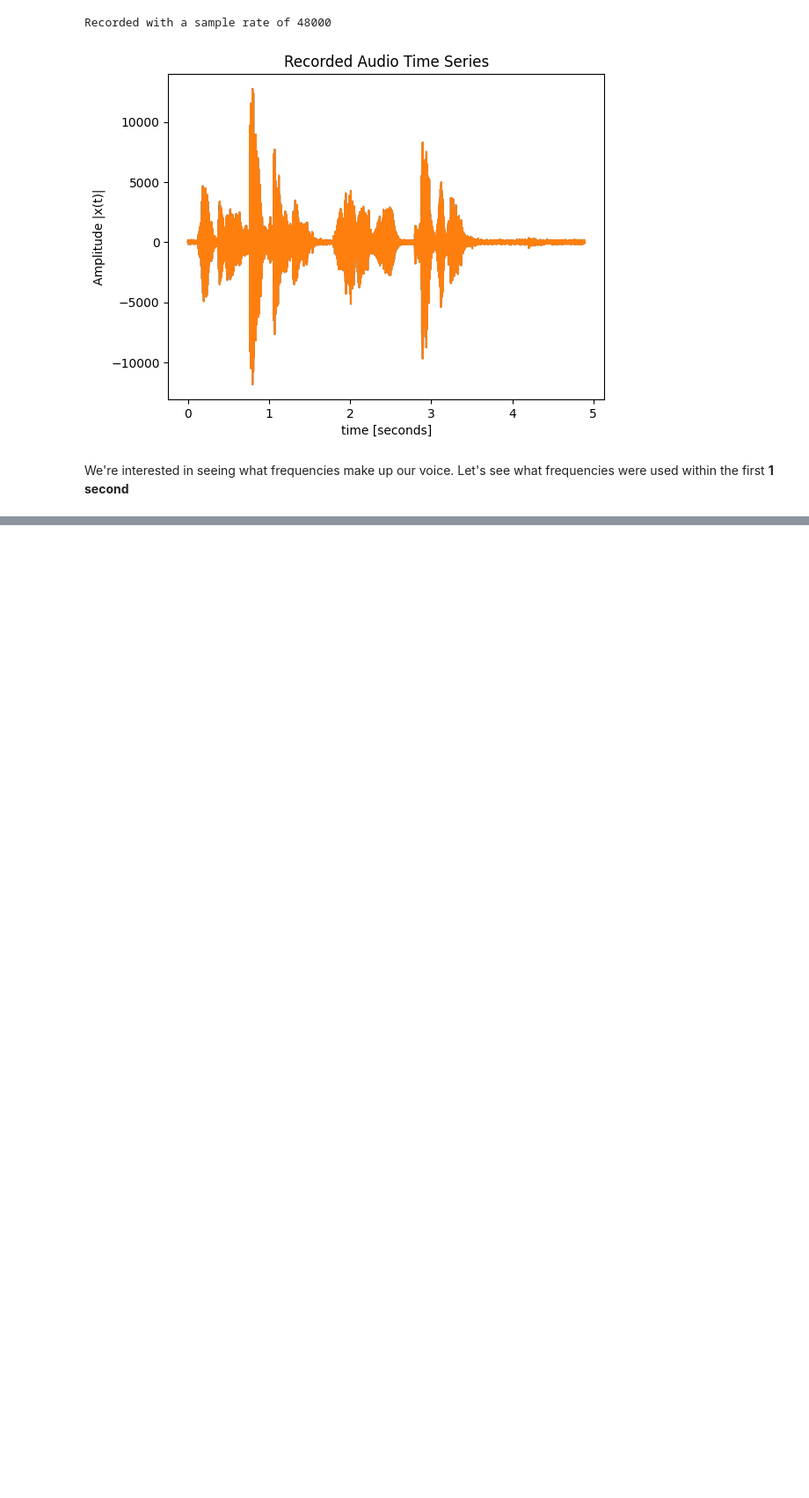
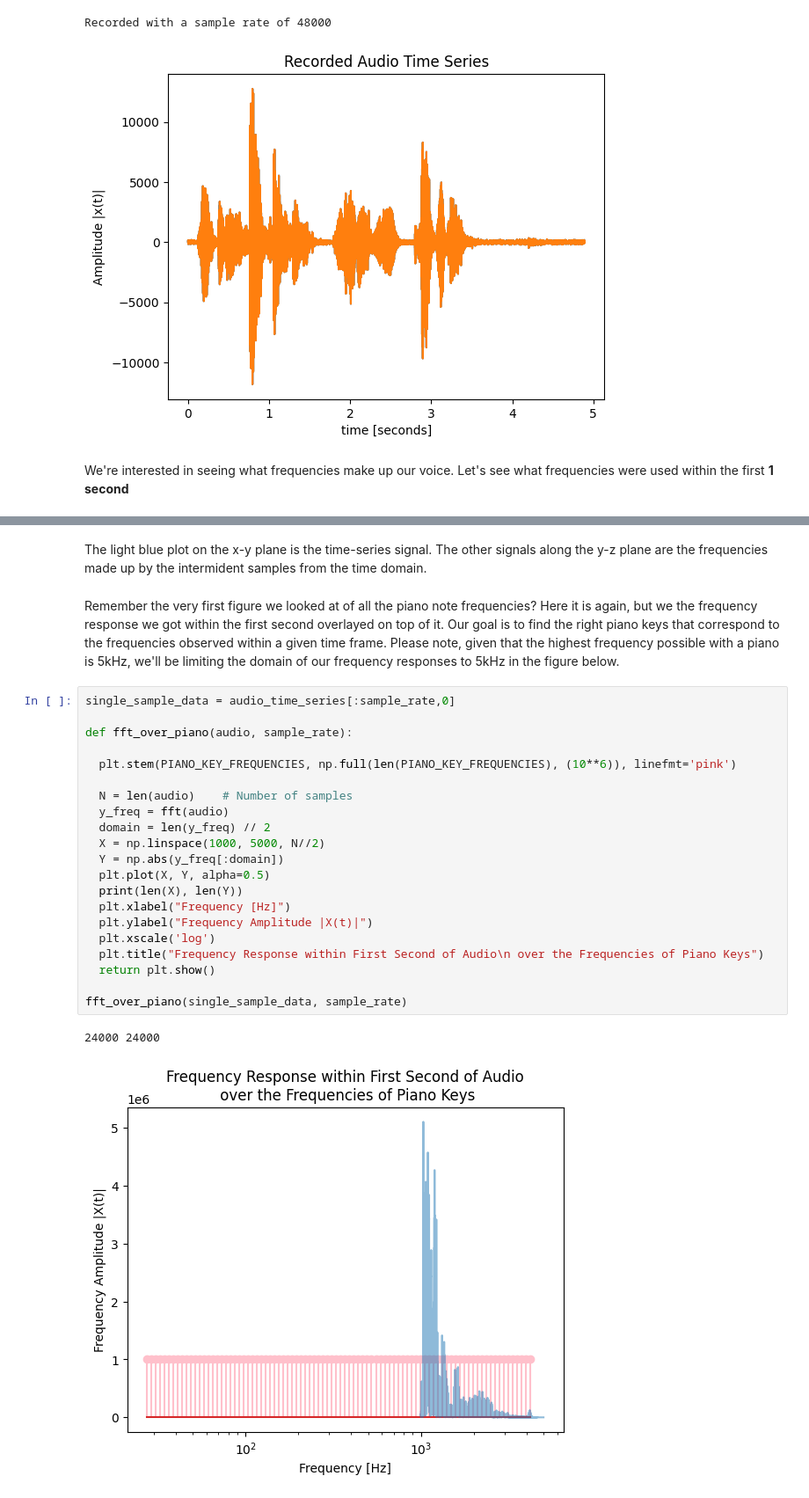
Before and after one commit to ECE-Capstone-2022/signal-processing, a Jupyter notebook: main.ipynb, the cells around one changed output, grey strips where cells are left out. Shown at 88% size. Cells and saved outputs as stored; diff of their text form; blank space fills up the shorter version.

```diff
--- a/main.ipynb
+++ b/main.ipynb
@@ -95,0 +168,35 @@ Let's see this on a spectogram.
+# %% [markdown]
+The light blue plot on the x-y plane is the time-series signal. The other
+signals along the y-z plane are the frequencies made up by the intermident
+samples from the time domain.
+# %% [markdown]
+Remember the very first figure we looked at of all the piano note frequencies?
+Here it is again, but we the frequency response we got within the first second
+overlayed on top of it. Our goal is to find the right piano keys that correspond
+to the frequencies observed within a given time frame. Please note, given that
+the highest frequency possible with a piano is 5kHz, we'll be limiting the domain
+of our frequency responses to 5kHz in the figure below.
+# %%
+single_sample_data = audio_time_series[:sample_rate,0]
+
+def fft_over_piano(audio, sample_rate):
+
+  plt.stem(PIANO_KEY_FREQUENCIES, np.full(len(PIANO_KEY_FREQUENCIES), (10**6)), linefmt='pink')
+
+  N = len(audio)    # Number of samples
+  y_freq = fft(audio)
+  domain = len(y_freq) // 2
+  X = np.linspace(1000, 5000, N//2)
+  Y = np.abs(y_freq[:domain])
+  plt.plot(X, Y, alpha=0.5)
+  print(len(X), len(Y))
+  plt.xlabel("Frequency [Hz]")
+  plt.ylabel("Frequency Amplitude |X(t)|")
+  plt.xscale('log')
+  plt.title("Frequency Response within First Second of Audio\n over the Frequencies of Piano Keys")
+  return plt.show()
+
+fft_over_piano(single_sample_data, sample_rate)
+# %% [output]
+24000 24000
+[figure, added]
```
Also changed, not shown: parts of 11 cells of this notebook, 1 other file.
